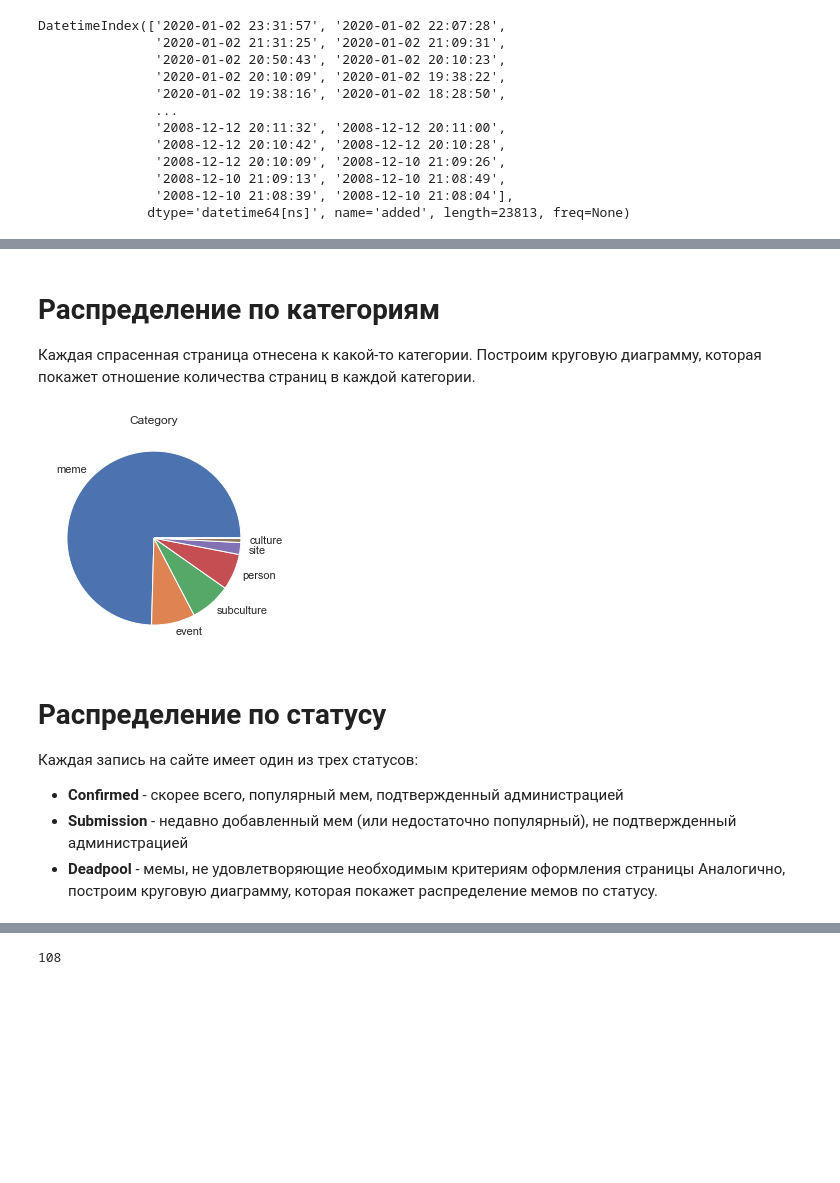
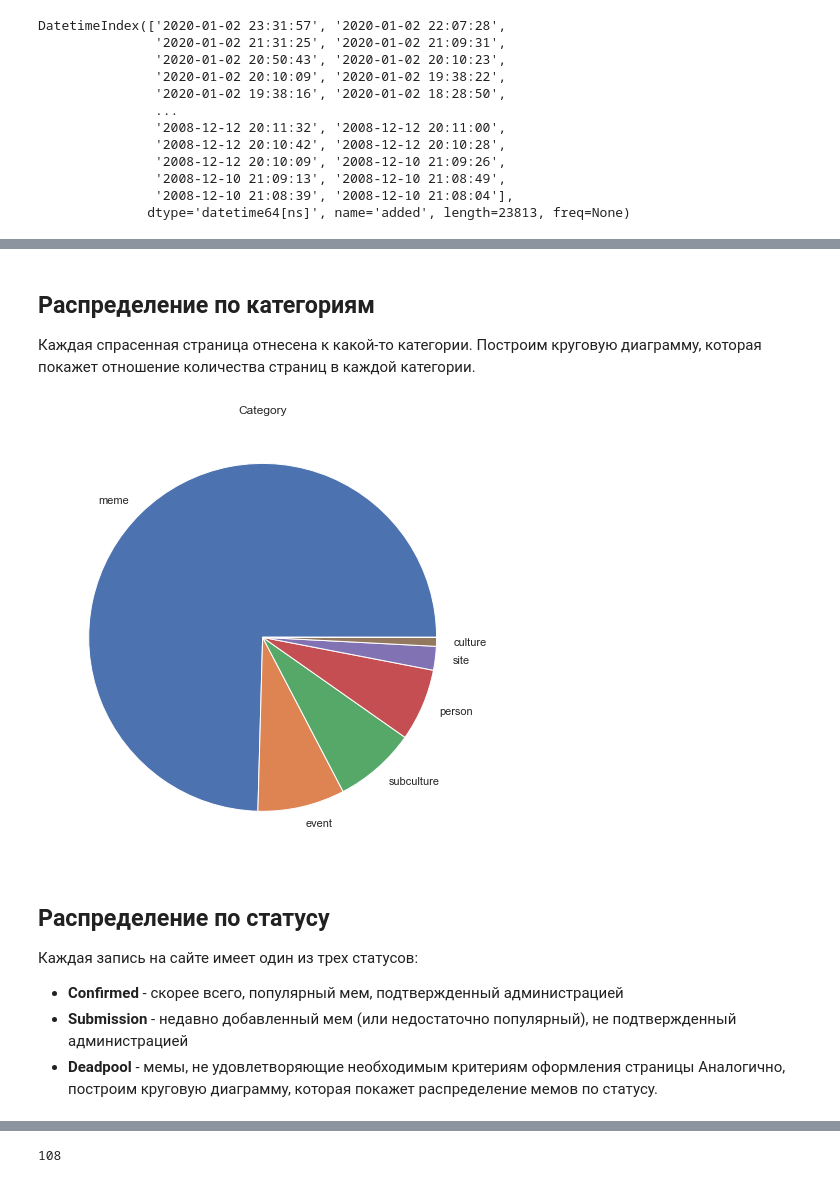
Before and after one commit to XopcLabs/memes, a Jupyter notebook: Research.ipynb, the cells around one changed output, grey strips where cells are left out. Cells and saved outputs as stored; diff of their text form; code cells hidden in the pictures; blank space fills up the shorter version.

```diff
--- a/Research.ipynb
+++ b/Research.ipynb
@@ -99,14 +100,14 @@ memes.head(3)
 # %% [markdown]
-# Распределение по категориям
+## Распределение по категориям
 Каждая спрасенная страница отнесена к какой-то категории. Построим круговую диаграмму, которая покажет отношение количества страниц в каждой категории.
 # %%
-memes.category.value_counts().plot(kind='pie', title='Category')
+memes.category.value_counts().plot(kind='pie', title='Category', figsize=(8, 8))
 plt.axis(False)
 plt.show()
 # %% [output]
-[figure, old version]
+[figure, new version]
 # %% [markdown]
-# Распределение по статусу
+## Распределение по статусу
 Каждая запись на сайте имеет один из трех статусов:
 * **Confirmed** - скорее всего, популярный мем, подтвержденный администрацией
 * **Submission** - недавно добавленный мем (или недостаточно популярный), не подтвержденный администрацией
```
Also changed, not shown: parts of 31 cells of this notebook, 3 other files.
